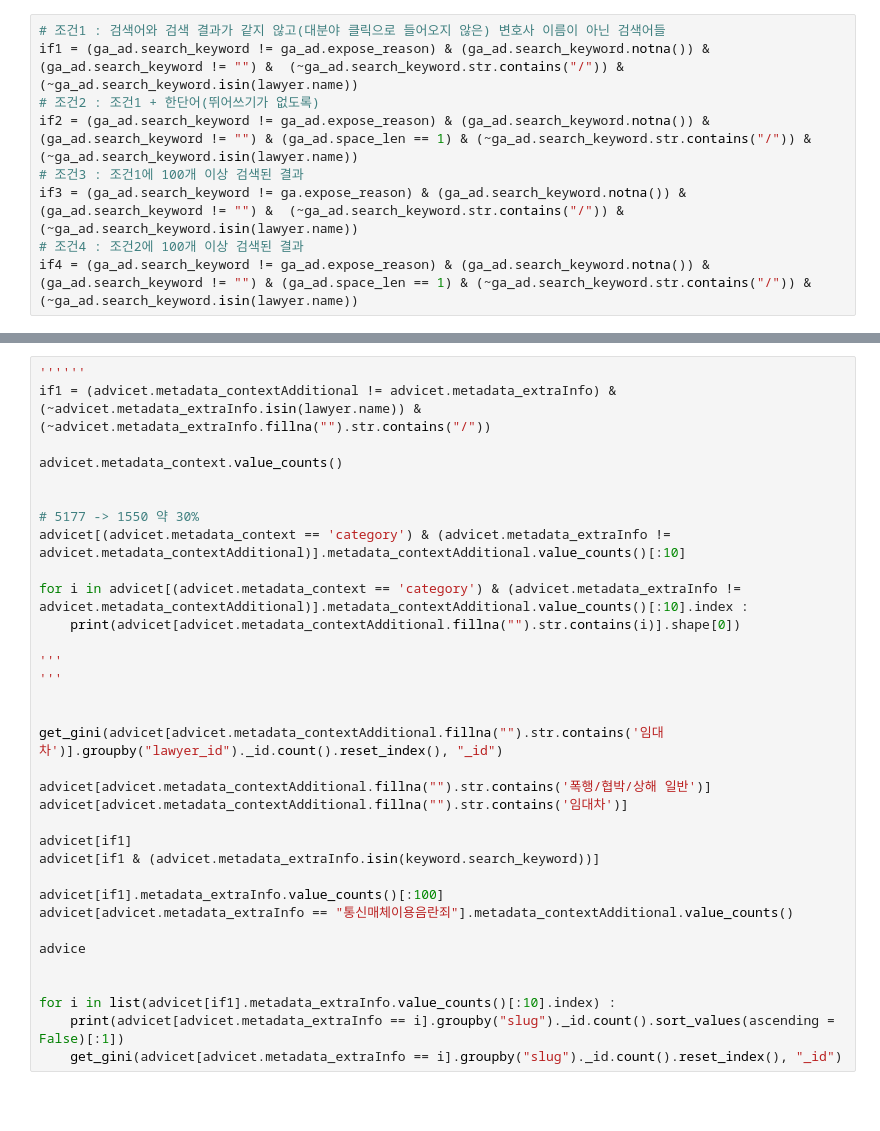
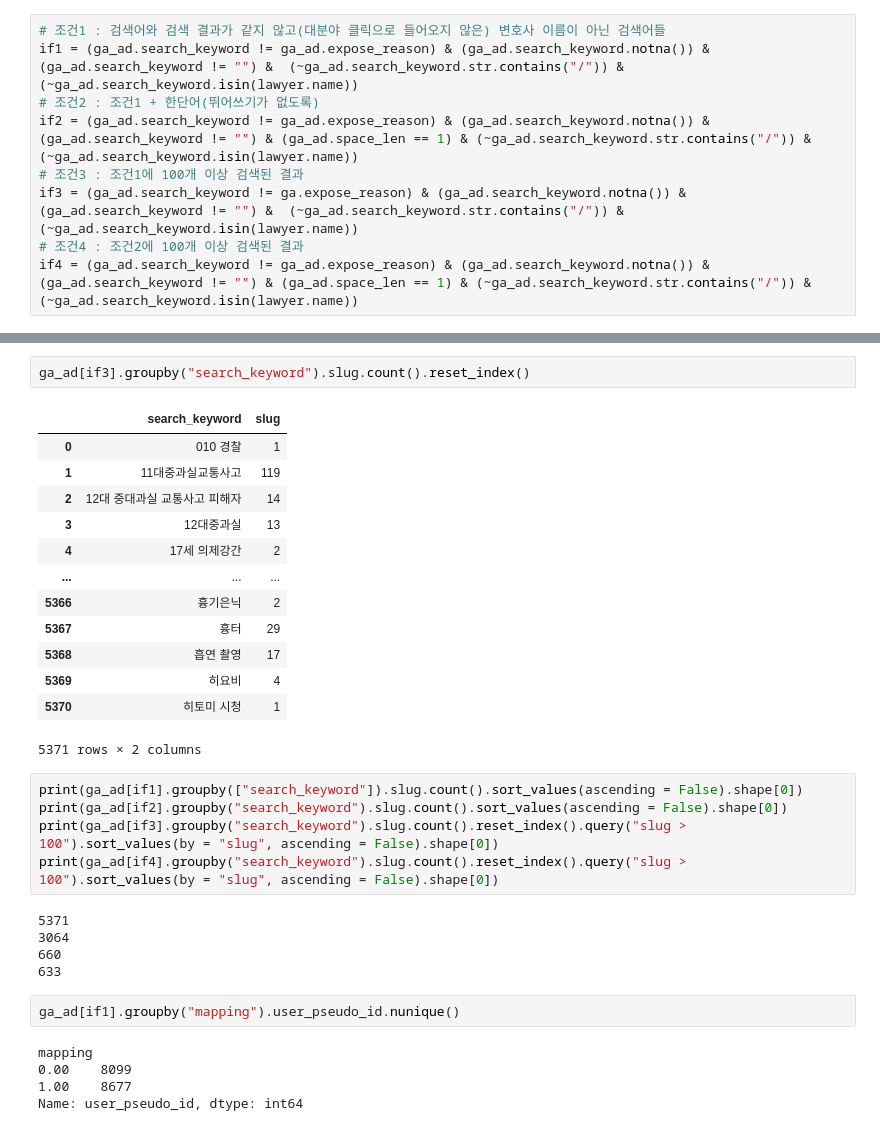
Before and after one commit to lawcompany/data_analytics, a Jupyter notebook: adhoc/cj/notebook/keyword_eda.ipynb, the cells around one changed output, grey strips where cells are left out. Cells and saved outputs as stored; diff of their text form; blank space fills up the shorter version.

```diff
--- a/adhoc/cj/notebook/keyword_eda.ipynb
+++ b/adhoc/cj/notebook/keyword_eda.ipynb
@@ -780,34 +131,33 @@ get_gini(ga[if2].groupby("slug").event_date.count().reset_index(), "event_date")
-# %%
-''''''
-if1 = (advicet.metadata_contextAdditional != advicet.metadata_extraInfo) & (~advicet.metadata_extraInfo.isin(lawyer.name)) & (~advicet.metadata_extraInfo.fillna("").str.contains("/"))
-
-advicet.metadata_context.value_counts()
-
-
-# 5177 -> 1550 약 30%
-advicet[(advicet.metadata_context == 'category') & (advicet.metadata_extraInfo != advicet.metadata_contextAdditional)].metadata_contextAdditional.value_counts()[:10]
-
-for i in advicet[(advicet.metadata_context == 'category') & (advicet.metadata_extraInfo != advicet.metadata_contextAdditional)].metadata_contextAdditional.value_counts()[:10].index :
-    print(advicet[advicet.metadata_contextAdditional.fillna("").str.contains(i)].shape[0])
-
-'''
-'''
-
-
-get_gini(advicet[advicet.metadata_contextAdditional.fillna("").str.contains('임대차')].groupby("lawyer_id")._id.count().reset_index(), "_id")
-
-advicet[advicet.metadata_contextAdditional.fillna("").str.contains('폭행/협박/상해 일반')]
-advicet[advicet.metadata_contextAdditional.fillna("").str.contains('임대차')]
-
-advicet[if1]
-advicet[if1 & (advicet.metadata_extraInfo.isin(keyword.search_keyword))]
-
-advicet[if1].metadata_extraInfo.value_counts()[:100]
-advicet[advicet.metadata_extraInfo == "통신매체이용음란죄"].metadata_contextAdditional.value_counts()
-
-advice
-
-
-for i in list(advicet[if1].metadata_extraInfo.value_counts()[:10].index) :
-    print(advicet[advicet.metadata_extraInfo == i].groupby("slug")._id.count().sort_values(ascending = False)[:1])
-    get_gini(advicet[advicet.metadata_extraInfo == i].groupby("slug")._id.count().reset_index(), "_id")
+# %%
+ga_ad[if3].groupby("search_keyword").slug.count().reset_index()
+# %% [output]
+|  | search_keyword | slug |
+| 0 | 010 경찰 | 1 |
+| 1 | 11대중과실교통사고 | 119 |
+| 2 | 12대 중대과실 교통사고 피해자 | 14 |
+| 3 | 12대중과실 | 13 |
+| 4 | 17세 의제강간 | 2 |
+| ... | ... | ... |
+| 5366 | 흉기은닉 | 2 |
+| 5367 | 흉터 | 29 |
+| 5368 | 흡연 촬영 | 17 |
+| 5369 | 히요비 | 4 |
+| 5370 | 히토미 시청 | 1 |
+5371 rows × 2 columns
+# %%
+print(ga_ad[if1].groupby(["search_keyword"]).slug.count().sort_values(ascending = False).shape[0])
+print(ga_ad[if2].groupby("search_keyword").slug.count().sort_values(ascending = False).shape[0])
+print(ga_ad[if3].groupby("search_keyword").slug.count().reset_index().query("slug > 100").sort_values(by = "slug", ascending = False).shape[0])
+print(ga_ad[if4].groupby("search_keyword").slug.count().reset_index().query("slug > 100").sort_values(by = "slug", ascending = False).shape[0])
+# %% [output]
+5371
+3064
+660
+633
+# %%
+ga_ad[if1].groupby("mapping").user_pseudo_id.nunique()
+# %% [output]
+mapping
+0.00    8099
+1.00    8677
+Name: user_pseudo_id, dtype: int64
```
Also changed, not shown: parts of 21 cells of this notebook, 1 other file.
